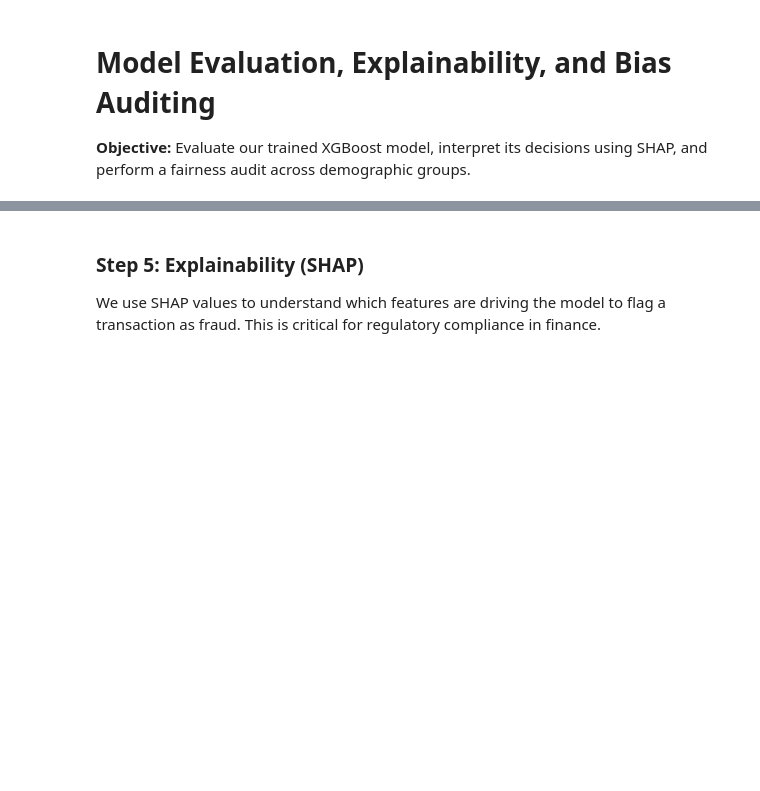
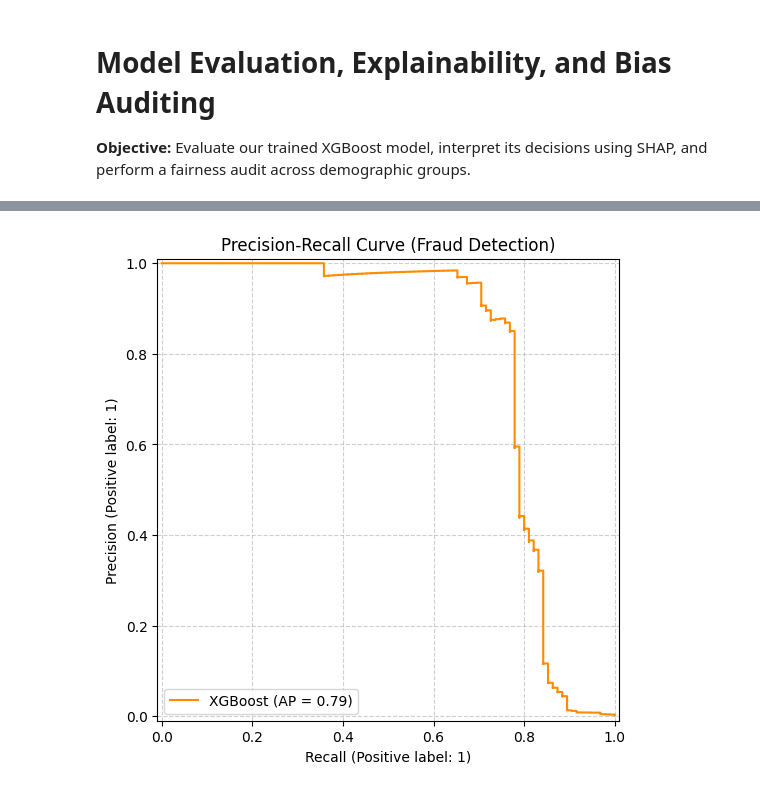
Before and after one commit to christophercometa-cloud/fraud-detection-capstone, a Jupyter notebook: notebooks/02_Modeling_and_Evaluation.ipynb, the cells around one changed output, grey strips where cells are left out. Drawn from its saved outputs; the diff is of its cells as text; code cells hidden in the pictures; blank space fills up the shorter version.

```diff
--- a/notebooks/02_Modeling_and_Evaluation.ipynb
+++ b/notebooks/02_Modeling_and_Evaluation.ipynb
@@ -4,21 +7,18 @@
 # %%
-from pathlib import Path
-
+# Cell 1
 import pandas as pd
 import numpy as np
 import joblib
 import shap
 import matplotlib.pyplot as plt
-from sklearn.metrics import classification_report, PrecisionRecallDisplay
+import seaborn as sns
+from sklearn.metrics import classification_report, confusion_matrix, PrecisionRecallDisplay
 
-# Resolve paths from either the project root or the notebooks/ directory
-candidate_roots = [Path.cwd(), Path.cwd().parent]
-project_root = next(
-    (root for root in candidate_roots if (root / 'models' / 'xgb_fraud_model.pkl').exists()),
-    Path.cwd().parent,
- )
+# Load processed test data (created by data_prep.py)
+X_test = pd.read_csv('../data/processed/X_test.csv')
+y_test = pd.read_csv('../data/processed/y_test.csv').squeeze()
 
-# Load processed test data and the trained model
-X_test = pd.read_csv(project_root / 'data' / 'processed' / 'X_test.csv')
-y_test = pd.read_csv(project_root / 'data' / 'processed' / 'y_test.csv').squeeze()
-model = joblib.load(project_root / 'models' / 'xgb_fraud_model.pkl')
+# Load the trained XGBoost model (created by train.py)
+model = joblib.load('../models/xgb_fraud_model.pkl')
+
+print("Data and Model loaded successfully!")
@@ -25,11 +36,15 @@ model = joblib.load(project_root / 'models' / 'xgb_fraud_model.pkl')
 # %%
-# 1. Evaluate Model Performance (PR-AUC)
+# Cell 2
+# Get the probability predictions for the test set
 y_prob = model.predict_proba(X_test)[:, 1]
 
+# Plot the Precision-Recall Curve
+fig, ax = plt.subplots(figsize=(8, 6))
 display = PrecisionRecallDisplay.from_predictions(
-    y_test, y_prob, name="XGBoost", color="darkorange"
+    y_test, y_prob, name="XGBoost", color="darkorange", ax=ax
 )
-_ = display.ax_.set_title("Precision-Recall Curve")
+ax.set_title("Precision-Recall Curve (Fraud Detection)")
+plt.grid(True, linestyle='--', alpha=0.6)
+plt.show()
+# %% [output]
+[figure, added]
-# %% [markdown]
-### Step 5: Explainability (SHAP)
-We use SHAP values to understand which features are driving the model to flag a transaction as fraud. This is critical for regulatory compliance in finance.
```
Also changed, not shown: parts of 10 cells of this notebook, 4 other files.
